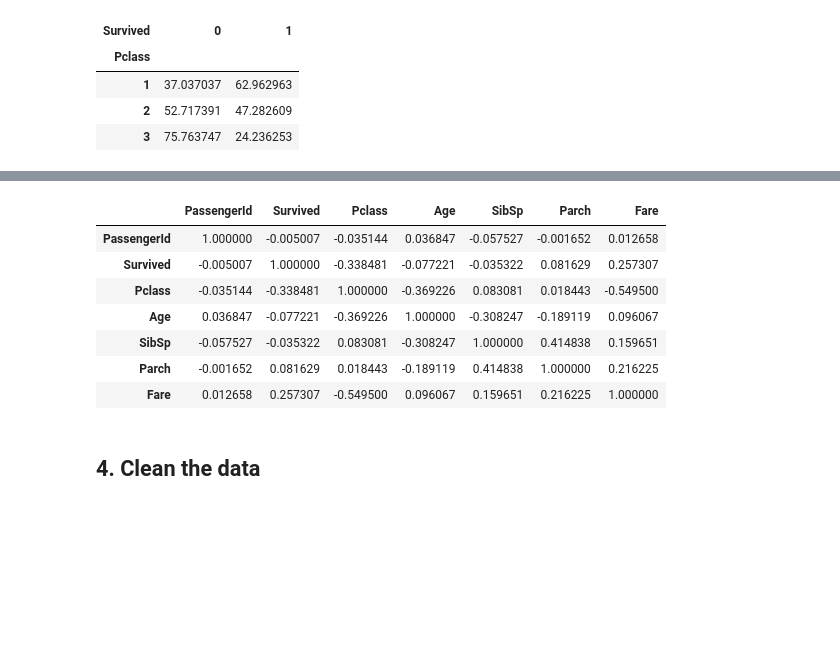
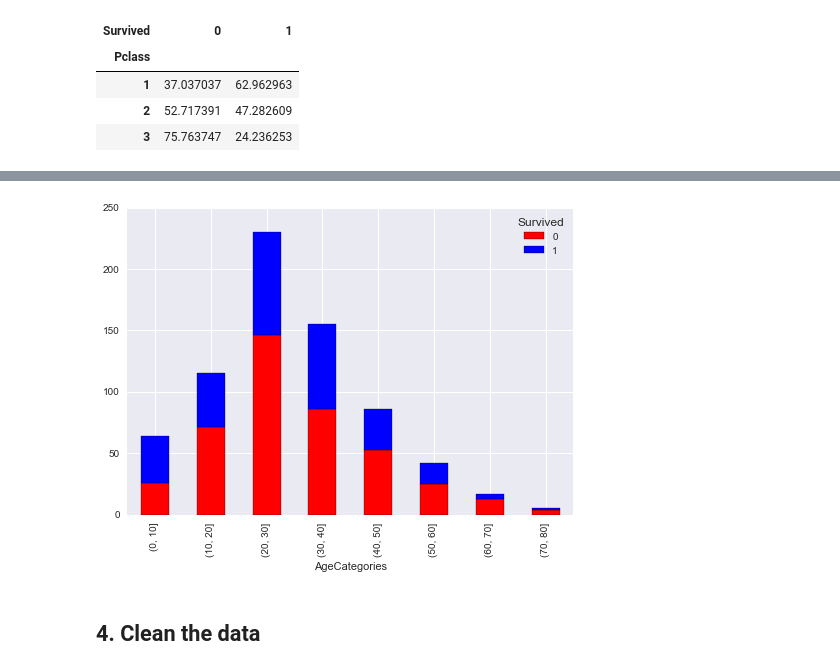
Before and after one commit to gxexakis/Kaggle, a Jupyter notebook: titanic/titanic_gx.ipynb, the cells around one changed output, grey strips where cells are left out. Saved outputs shown, nothing was run; the diff lists cells and outputs as text; code cells hidden in the pictures; blank space fills up the shorter version.

```diff
--- a/titanic/titanic_gx.ipynb
+++ b/titanic/titanic_gx.ipynb
@@ -118,14 +119,9 @@ train.groupby(["Pclass","Survived"]).count()["PassengerId"].unstack(["Survived"]
-# %%
-train.corr()
-# %% [output]
-|  | PassengerId | Survived | Pclass | Age | SibSp | Parch | Fare |
-| PassengerId | 1.000000 | -0.005007 | -0.035144 | 0.036847 | -0.057527 | -0.001652 | 0.012658 |
-| Survived | -0.005007 | 1.000000 | -0.338481 | -0.077221 | -0.035322 | 0.081629 | 0.257307 |
-| Pclass | -0.035144 | -0.338481 | 1.000000 | -0.369226 | 0.083081 | 0.018443 | -0.549500 |
-| Age | 0.036847 | -0.077221 | -0.369226 | 1.000000 | -0.308247 | -0.189119 | 0.096067 |
-| SibSp | -0.057527 | -0.035322 | 0.083081 | -0.308247 | 1.000000 | 0.414838 | 0.159651 |
-| Parch | -0.001652 | 0.081629 | 0.018443 | -0.189119 | 0.414838 | 1.000000 | 0.216225 |
-| Fare | 0.012658 | 0.257307 | -0.549500 | 0.096067 | 0.159651 | 0.216225 | 1.000000 |
+# %%
+train["AgeCategories"] = pd.cut(train["Age"],bins=range(0,90,10),precision=1)
+train.groupby(["AgeCategories","Survived"]).count()["PassengerId"].unstack(["Survived"]).plot.bar(stacked=True,color=["r",["b"]])
+train = train.drop("AgeCategories",axis=1)
+# %% [output]
+[figure, added]
 # %% [markdown]
 ## 4. Clean the data
 # %% [markdown]
```
Also changed, not shown: parts of 35 cells of this notebook, 3 other files.
